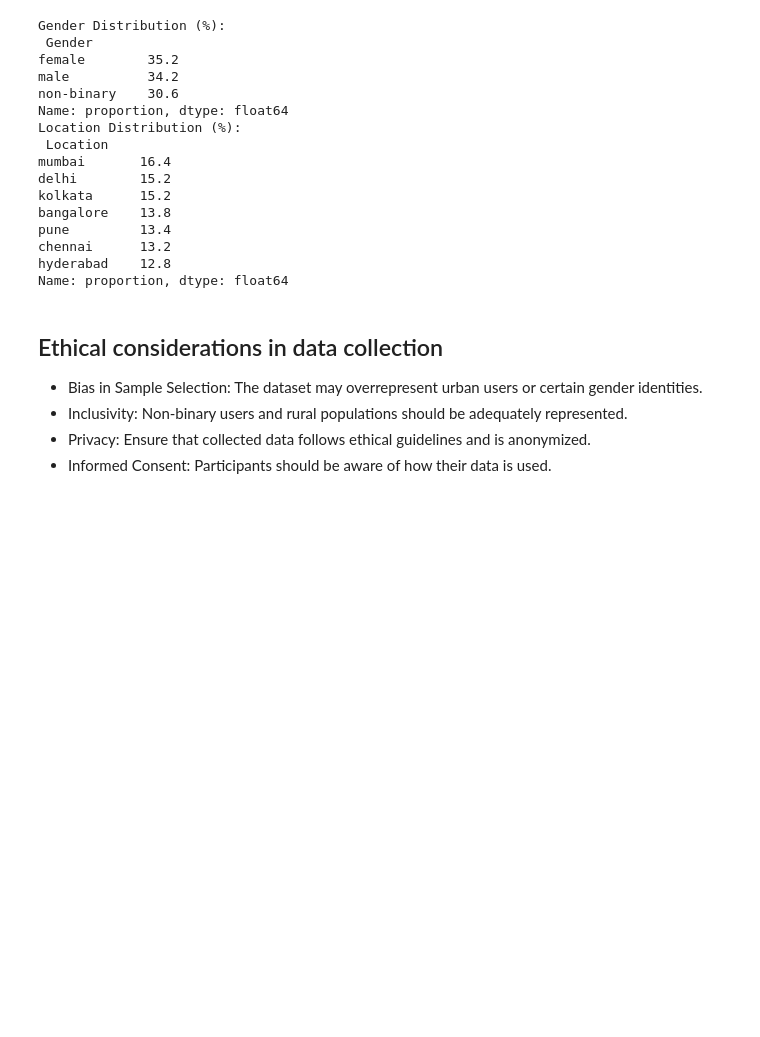
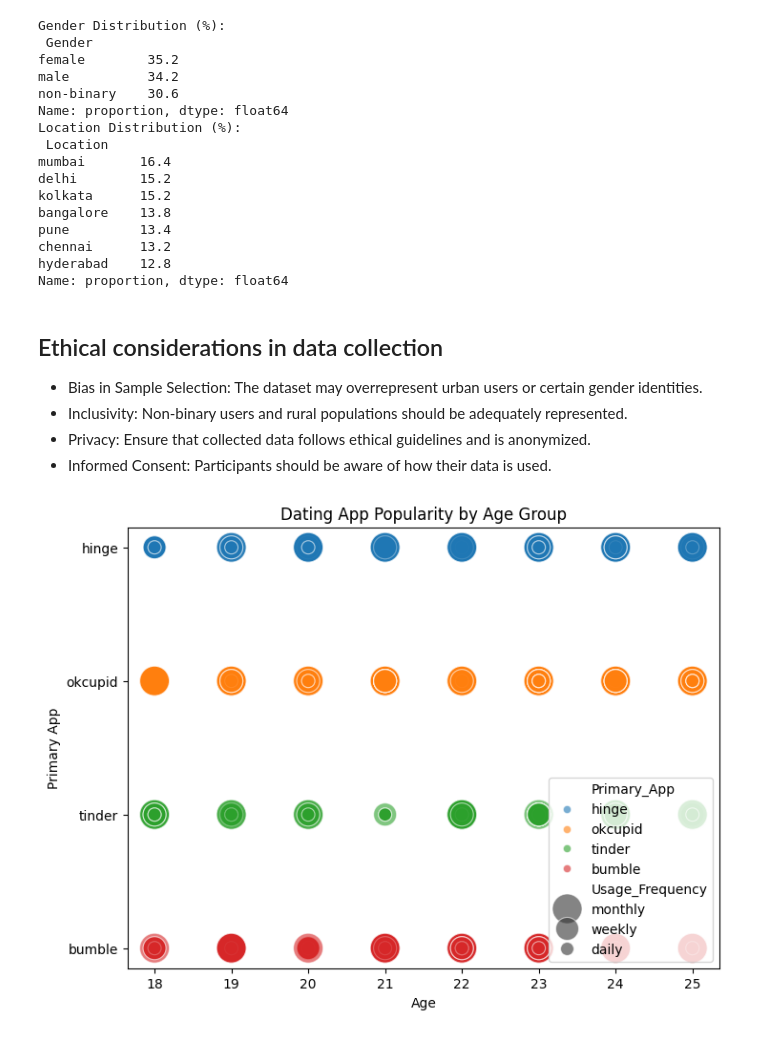
Before and after one commit to MrBubune/ML-EDA, a Jupyter notebook: notebooks/task_2.ipynb, the cells around one changed output. Drawn from its saved outputs; the diff is of its cells as text; code cells hidden in the pictures; blank space fills up the shorter version.

```diff
--- a/notebooks/task_2.ipynb
+++ b/notebooks/task_2.ipynb
@@ -222,3 +222,26 @@ Name: proportion, dtype: float64
 - Inclusivity: Non-binary users and rural populations should be adequately represented.
 - Privacy: Ensure that collected data follows ethical guidelines and is anonymized.
 - Informed Consent: Participants should be aware of how their data is used.
+# %%
+# Line Charts: Trends over time (Example: Monthly app usage trends) cannot be done. There is no date column in the dataset
+if 'Date' in df.columns:
+    df['Date'] = pd.to_datetime(df['Date'])
+    df.set_index('Date', inplace=True)
+    df_resampled = df.resample('M').size()
+    plt.figure(figsize=(10, 5))
+    plt.plot(df_resampled, marker='o', linestyle='-')
+    plt.title("Monthly Dating App Usage Trends")
+    plt.xlabel("Month")
+    plt.ylabel("Usage Count")
+    plt.grid()
+    plt.show()
+# %%
+# Bubble Charts: Represent app popularity across age groups
+plt.figure(figsize=(8, 6))
+sns.scatterplot(x='Age', y='Primary_App', size='Usage_Frequency', hue='Primary_App', data=df, sizes=(100, 500), alpha=0.6)
+plt.title("Dating App Popularity by Age Group")
+plt.xlabel("Age")
+plt.ylabel("Primary App")
+plt.show()
+# %% [output]
+[figure, added]
```
